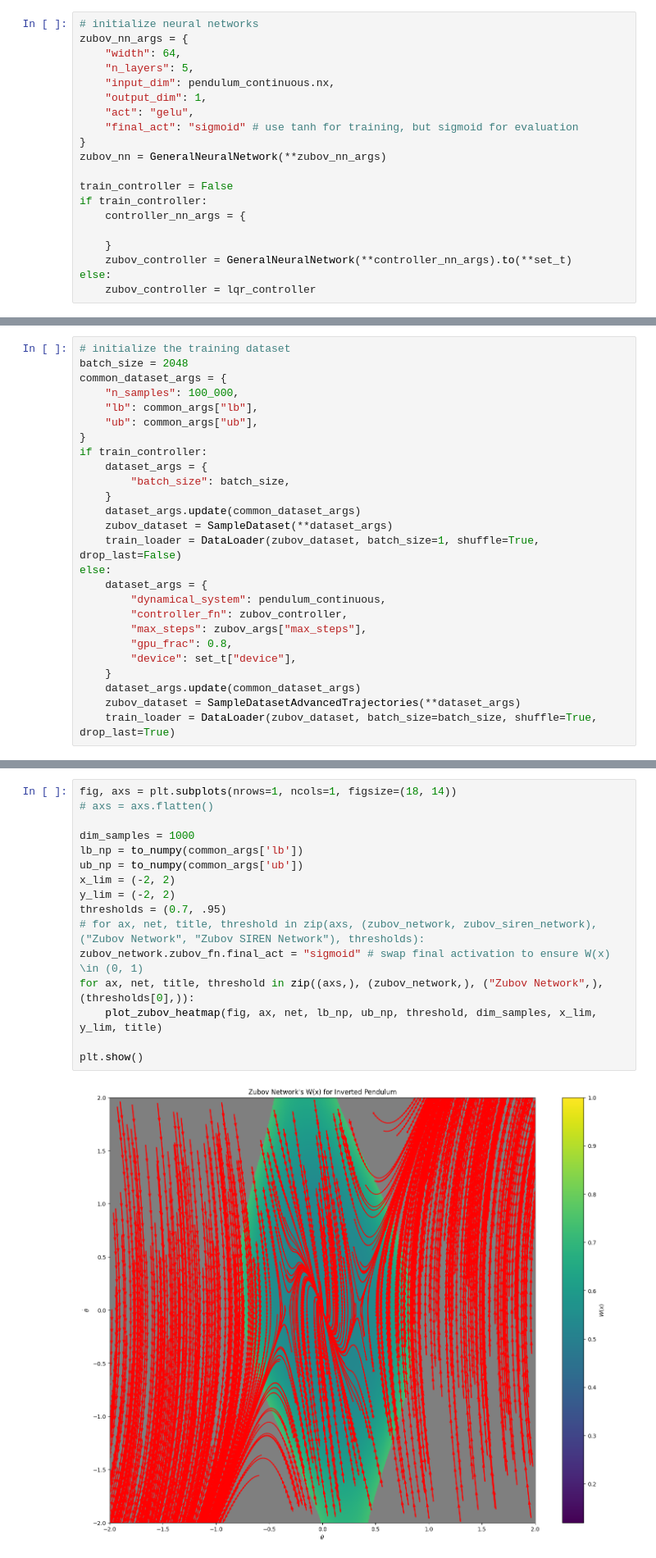
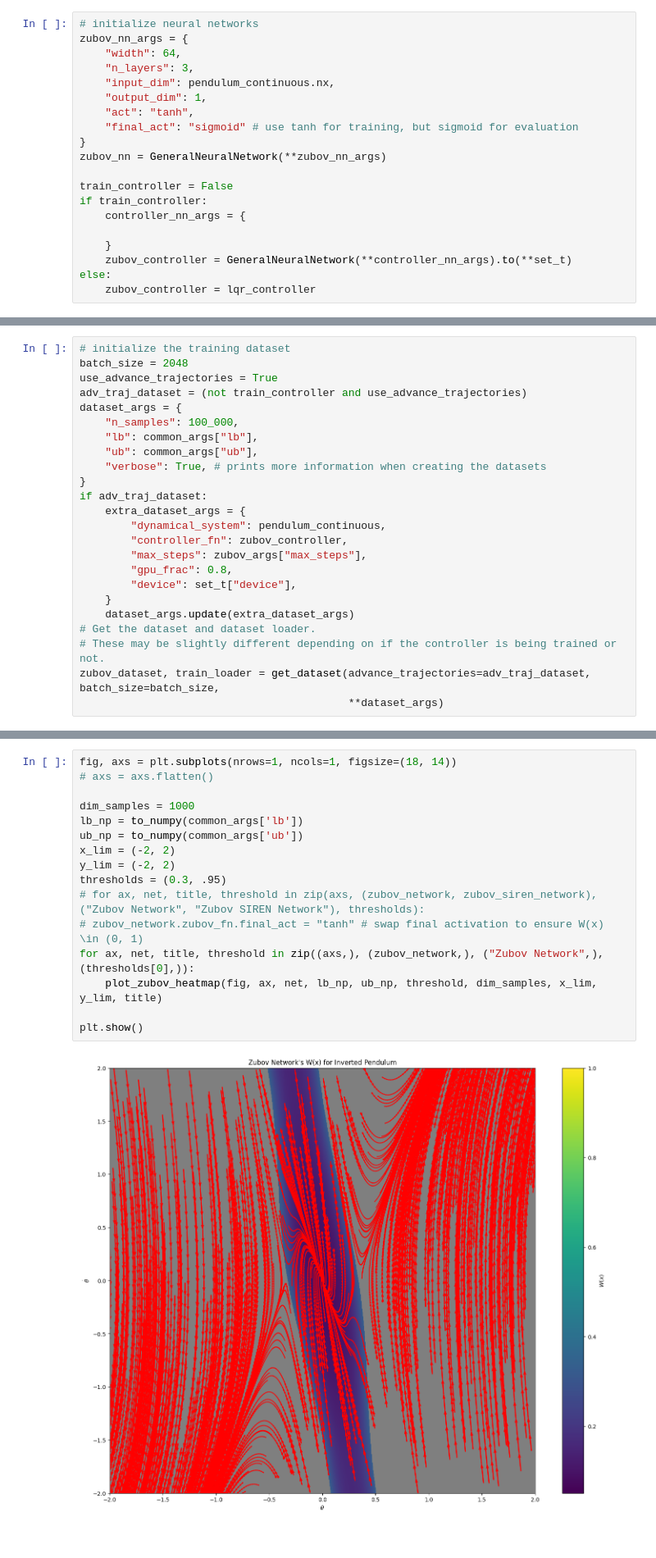
Before and after one commit to jorgejc2/ISS_Lyapunov_Stable_NN_Controllers, a Jupyter notebook: SimpleExamples/inverted_pendulum_plots/inverted_pendulum.ipynb, the cells around one changed output, grey strips where cells are left out. Shown at 82% size. Saved outputs shown, nothing was run; the diff lists cells and outputs as text.

Commit message:
Zubov framework appears to be more stable for the inverted pendulum with LQR controller; More changes are necessary to train a good NN controller as well in this formulation

```diff
--- a/SimpleExamples/inverted_pendulum_plots/inverted_pendulum.ipynb
+++ b/SimpleExamples/inverted_pendulum_plots/inverted_pendulum.ipynb
@@ -492,10 +492,10 @@ linear
 # initialize neural networks
 zubov_nn_args = {
     "width": 64,
-    "n_layers": 5,
+    "n_layers": 3,
     "input_dim": pendulum_continuous.nx,
     "output_dim": 1,
-    "act": "gelu",
+    "act": "tanh",
     "final_act": "sigmoid" # use tanh for training, but sigmoid for evaluation
 }
 zubov_nn = GeneralNeuralNetwork(**zubov_nn_args)
@@ -554,29 +557,27 @@ zubov_network = ZubovNetwork(**zubov_args)
 # %%
 # initialize the training dataset
 batch_size = 2048
-common_dataset_args = {
+use_advance_trajectories = True
+adv_traj_dataset = (not train_controller and use_advance_trajectories)
+dataset_args = {
     "n_samples": 100_000,
     "lb": common_args["lb"],
     "ub": common_args["ub"],
+    "verbose": True, # prints more information when creating the datasets
 }
-if train_controller:
-    dataset_args = {
-        "batch_size": batch_size,
-    }
-    dataset_args.update(common_dataset_args)
-    zubov_dataset = SampleDataset(**dataset_args)
-    train_loader = DataLoader(zubov_dataset, batch_size=1, shuffle=True, drop_last=False)
-else:
-    dataset_args = {
+if adv_traj_dataset:
+    extra_dataset_args = {
         "dynamical_system": pendulum_continuous,
         "controller_fn": zubov_controller,
         "max_steps": zubov_args["max_steps"],
         "gpu_frac": 0.8,
         "device": set_t["device"],
     }
-    dataset_args.update(common_dataset_args)
-    zubov_dataset = SampleDatasetAdvancedTrajectories(**dataset_args)
-    train_loader = DataLoader(zubov_dataset, batch_size=batch_size, shuffle=True, drop_last=True)
+    dataset_args.update(extra_dataset_args)
+# Get the dataset and dataset loader.
+# These may be slightly different depending on if the controller is being trained or not.
+zubov_dataset, train_loader = get_dataset(advance_trajectories=adv_traj_dataset, batch_size=batch_size,
+                                          **dataset_args)
 # %% [output]
 n_samples = 100000
 lb shape = torch.Size([1, 2]), ub shape = torch.Size([1, 2])
@@ -754,18 +782,18 @@ def plot_zubov_heatmap(fig, ax, net: ZubovNetwork, lb_np: ndarray, ub_np: ndarra
 # %%
 fig, axs = plt.subplots(nrows=1, ncols=1, figsize=(18, 14))
 # axs = axs.flatten()
 
 dim_samples = 1000
 lb_np = to_numpy(common_args['lb'])
 ub_np = to_numpy(common_args['ub'])
 x_lim = (-2, 2)
 y_lim = (-2, 2)
-thresholds = (0.7, .95)
+thresholds = (0.3, .95)
 # for ax, net, title, threshold in zip(axs, (zubov_network, zubov_siren_network), ("Zubov Network", "Zubov SIREN Network"), thresholds):
-zubov_network.zubov_fn.final_act = "sigmoid" # swap final activation to ensure W(x) \in (0, 1)
+# zubov_network.zubov_fn.final_act = "tanh" # swap final activation to ensure W(x) \in (0, 1)
 for ax, net, title, threshold in zip((axs,), (zubov_network,), ("Zubov Network",), (thresholds[0],)):
     plot_zubov_heatmap(fig, ax, net, lb_np, ub_np, threshold, dim_samples, x_lim, y_lim, title)
 
 plt.show()
 # %% [output]
-[figure, old version]
+[figure, new version]
```
Also changed, not shown: parts of 11 cells of this notebook, 3 other files.
